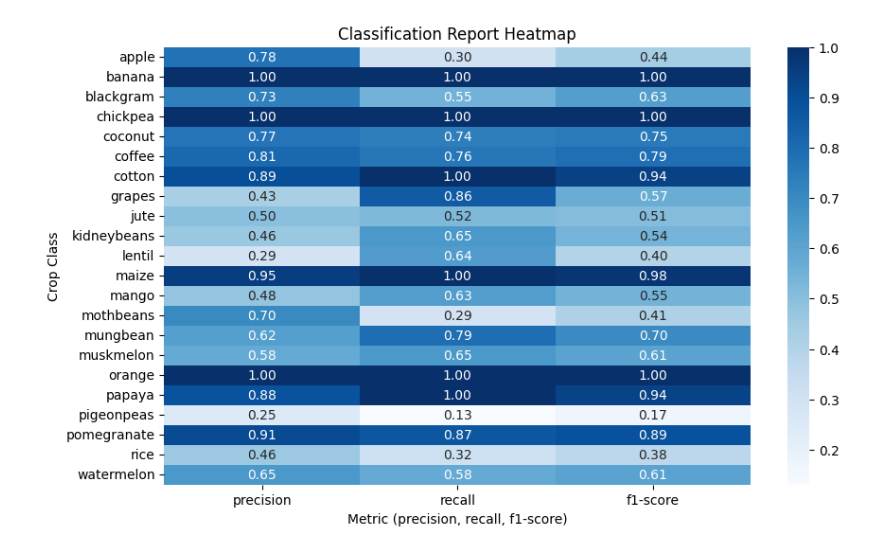
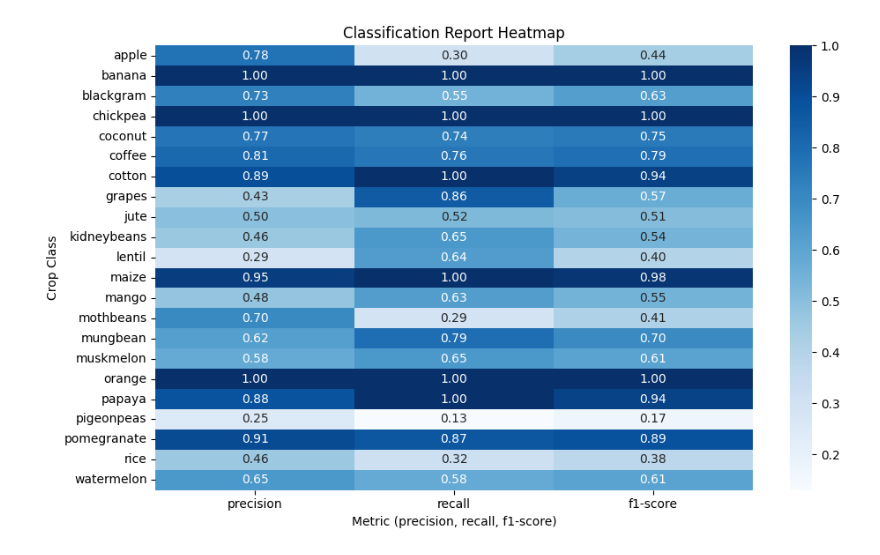
Before and after one commit to Alaeddin-B/Predictive-Modeling-for-Agriculture, a Jupyter notebook: notebook.ipynb, the cells around one changed output. Drawn from its saved outputs; the diff is of its cells as text; code cells hidden in the pictures.

Commit message:
improved readability and added saving of plots to files.

```diff
--- a/notebook.ipynb
+++ b/notebook.ipynb
@@ -111,15 +124,15 @@ Most important feature for prediction: K
 # %%
-# Classification report as a heatmap
-from sklearn.metrics import classification_report
-import seaborn as sns
-import pandas as pd
+# Visualize the classification report as a heatmap for better interpretability
 report_dict = classification_report(y_test, y_pred, target_names=crops['crop'].astype('category').cat.categories, output_dict=True)
 report_df = pd.DataFrame(report_dict).transpose().iloc[:-3]  # Remove avg/total rows
 plt.figure(figsize=(10,6))
 sns.heatmap(report_df.iloc[:,:3], annot=True, cmap='Blues', fmt='.2f')
 plt.title('Classification Report Heatmap')
 plt.ylabel('Crop Class')
 plt.xlabel('Metric (precision, recall, f1-score)')
+
+plt.tight_layout()
+plt.savefig("plots/classification_report_heatmap.png")
 plt.show()
 # %% [output]
-[figure, old version]
+[figure, new version]
```
Also changed, not shown: parts of 5 cells of this notebook, 2 other files.
